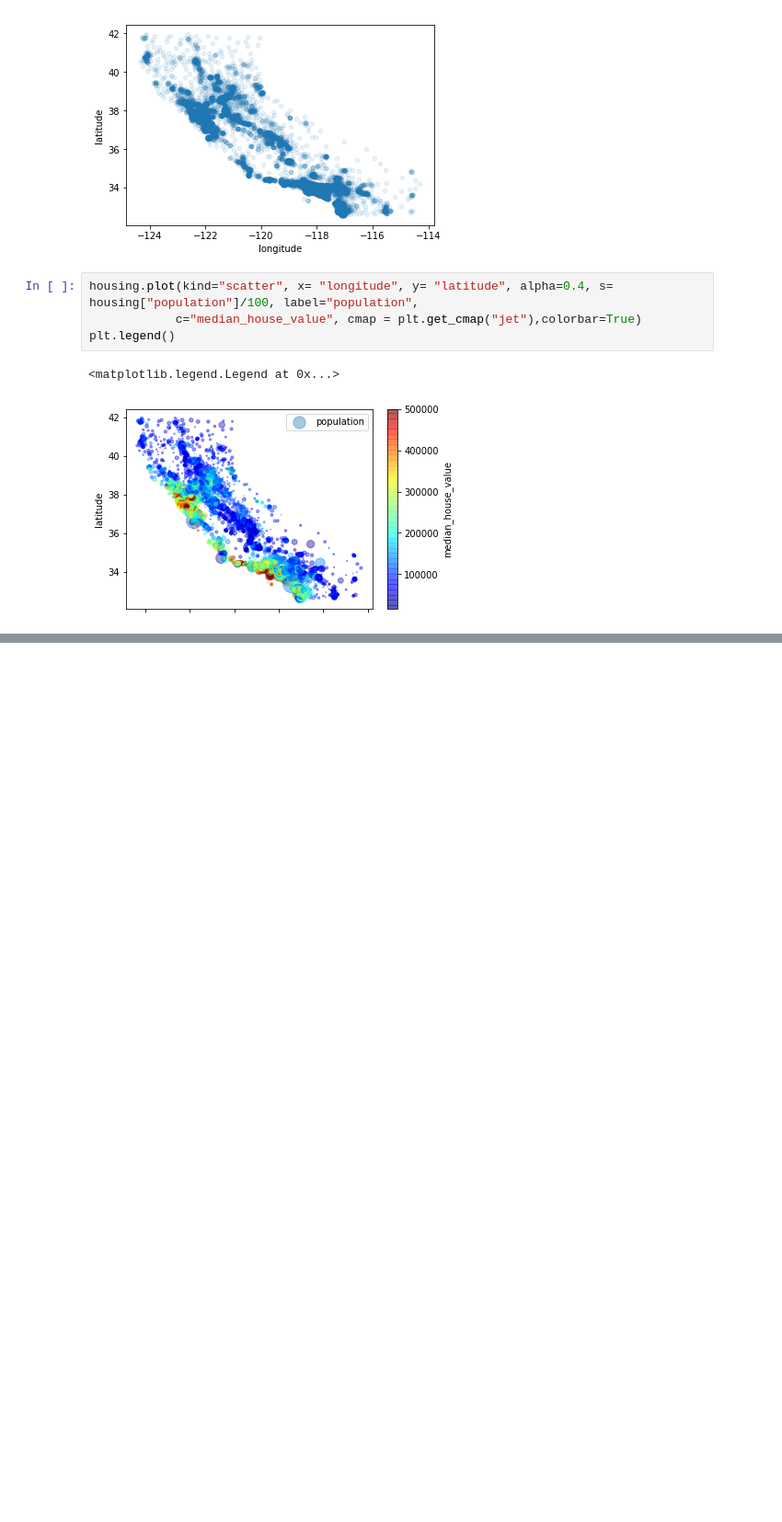
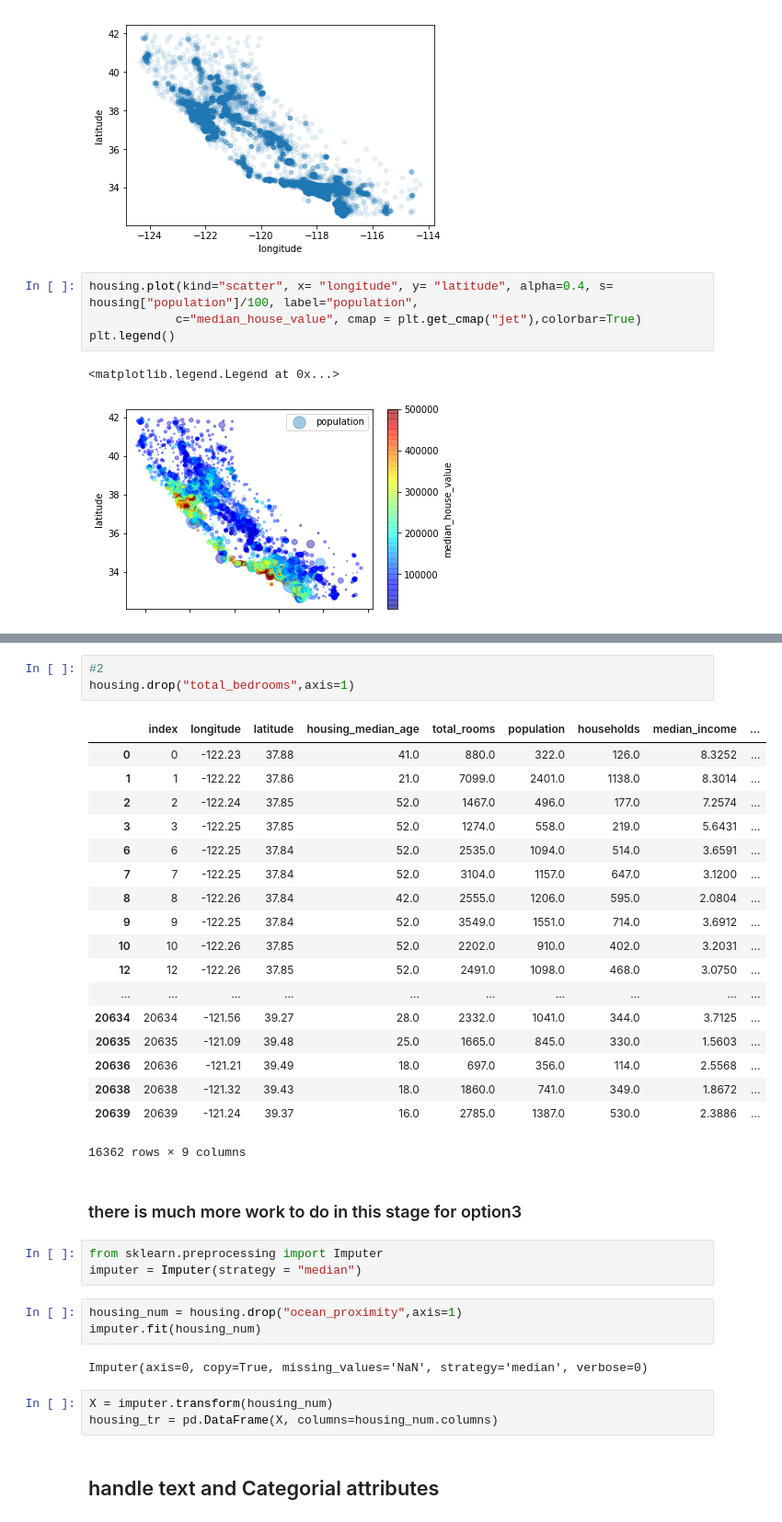
Before and after one commit to Oukaishen/dailyPython, a Jupyter notebook: HandsOnSKTF/HousingPrediction.ipynb, the cells around one changed output, grey strips where cells are left out. Shown: that part at 92% size. Cells and saved outputs as stored; diff of their text form; blank space fills up the shorter version.

Commit message:
sklearn transformer

```diff
--- a/HandsOnSKTF/HousingPrediction.ipynb
+++ b/HandsOnSKTF/HousingPrediction.ipynb
@@ -168,0 +252,37 @@ plt.legend()
+# %%
+#2
+housing.drop("total_bedrooms",axis=1)
+# %% [output]
+|  | index | longitude | latitude | housing_median_age | total_rooms | population | households | median_income | ... |
+| 0 | 0 | -122.23 | 37.88 | 41.0 | 880.0 | 322.0 | 126.0 | 8.3252 | ... |
+| 1 | 1 | -122.22 | 37.86 | 21.0 | 7099.0 | 2401.0 | 1138.0 | 8.3014 | ... |
+| 2 | 2 | -122.24 | 37.85 | 52.0 | 1467.0 | 496.0 | 177.0 | 7.2574 | ... |
+| 3 | 3 | -122.25 | 37.85 | 52.0 | 1274.0 | 558.0 | 219.0 | 5.6431 | ... |
+| 6 | 6 | -122.25 | 37.84 | 52.0 | 2535.0 | 1094.0 | 514.0 | 3.6591 | ... |
+| 7 | 7 | -122.25 | 37.84 | 52.0 | 3104.0 | 1157.0 | 647.0 | 3.1200 | ... |
+| 8 | 8 | -122.26 | 37.84 | 42.0 | 2555.0 | 1206.0 | 595.0 | 2.0804 | ... |
+| 9 | 9 | -122.25 | 37.84 | 52.0 | 3549.0 | 1551.0 | 714.0 | 3.6912 | ... |
+| 10 | 10 | -122.26 | 37.85 | 52.0 | 2202.0 | 910.0 | 402.0 | 3.2031 | ... |
+| 12 | 12 | -122.26 | 37.85 | 52.0 | 2491.0 | 1098.0 | 468.0 | 3.0750 | ... |
+| ... | ... | ... | ... | ... | ... | ... | ... | ... | ... |
+| 20634 | 20634 | -121.56 | 39.27 | 28.0 | 2332.0 | 1041.0 | 344.0 | 3.7125 | ... |
+| 20635 | 20635 | -121.09 | 39.48 | 25.0 | 1665.0 | 845.0 | 330.0 | 1.5603 | ... |
+| 20636 | 20636 | -121.21 | 39.49 | 18.0 | 697.0 | 356.0 | 114.0 | 2.5568 | ... |
+| 20638 | 20638 | -121.32 | 39.43 | 18.0 | 1860.0 | 741.0 | 349.0 | 1.8672 | ... |
+| 20639 | 20639 | -121.24 | 39.37 | 16.0 | 2785.0 | 1387.0 | 530.0 | 2.3886 | ... |
+16362 rows × 9 columns
+# %% [markdown]
+### there is much more work to do in this stage for option3
+# %%
+from sklearn.preprocessing import Imputer
+imputer = Imputer(strategy = "median")
+# %%
+housing_num = housing.drop("ocean_proximity",axis=1)
+imputer.fit(housing_num)
+# %% [output]
+Imputer(axis=0, copy=True, missing_values='NaN', strategy='median', verbose=0)
+# %%
+X = imputer.transform(housing_num)
+housing_tr = pd.DataFrame(X, columns=housing_num.columns)
+# %% [markdown]
+## handle text and Categorial attributes
```
Also changed, not shown: parts of 22 cells of this notebook.
